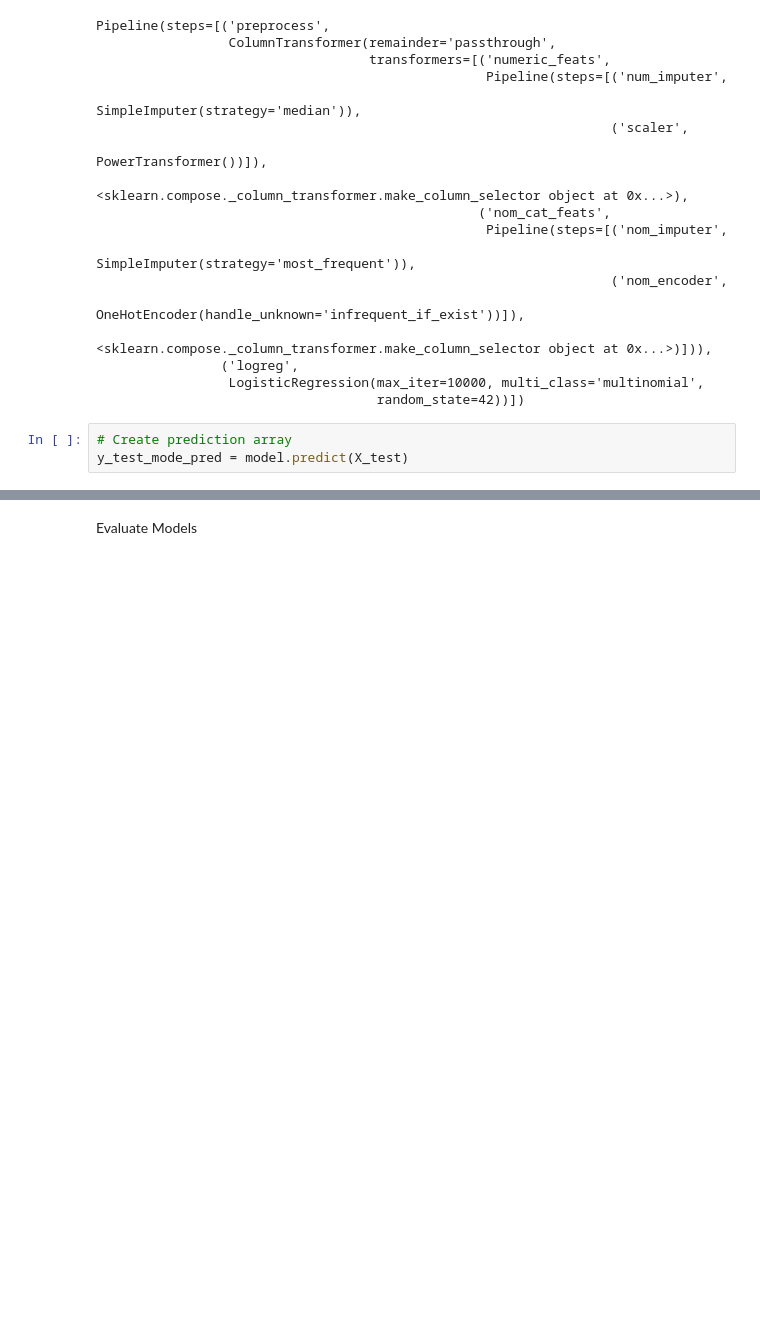
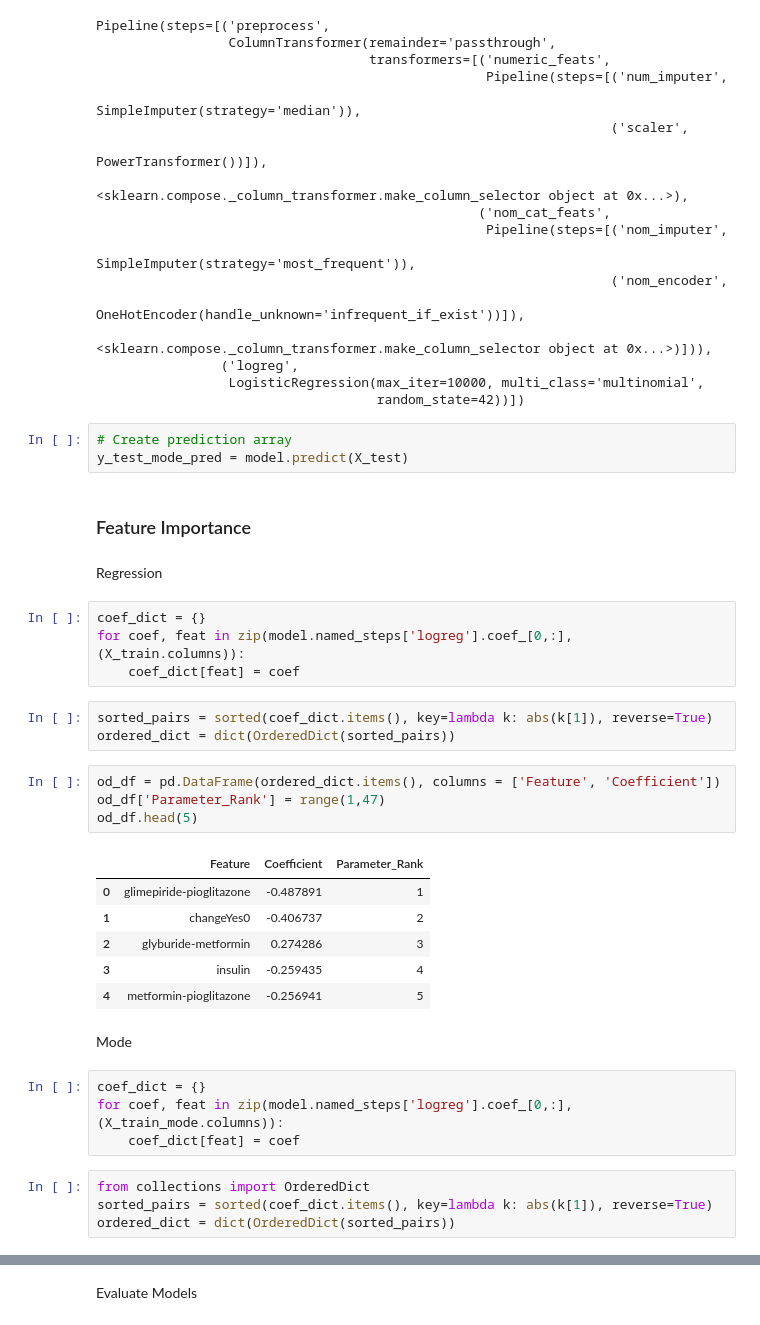
Before and after one commit to ryskgit/QTW_CaseStudy, a Jupyter notebook: Case Study 2/JD_draft2.ipynb, the cells around one changed output, grey strips where cells are left out. Drawn from its saved outputs; the diff is of its cells as text; blank space fills up the shorter version.

Commit message:
feature importance and precision and recall

```diff
--- a/Case Study 2/JD_draft2.ipynb
+++ b/Case Study 2/JD_draft2.ipynb
@@ -522,3 +522,35 @@ Pipeline(steps=[('preprocess',
 # %%
 # Create prediction array
 y_test_mode_pred = model.predict(X_test)
+# %% [markdown]
+### Feature Importance
+# %% [markdown]
+Regression
+# %%
+coef_dict = {}
+for coef, feat in zip(model.named_steps['logreg'].coef_[0,:], (X_train.columns)):
+    coef_dict[feat] = coef
+# %%
+sorted_pairs = sorted(coef_dict.items(), key=lambda k: abs(k[1]), reverse=True)
+ordered_dict = dict(OrderedDict(sorted_pairs))
+# %%
+od_df = pd.DataFrame(ordered_dict.items(), columns = ['Feature', 'Coefficient'])
+od_df['Parameter_Rank'] = range(1,47)
+od_df.head(5)
+# %% [output]
+|  | Feature | Coefficient | Parameter_Rank |
+| 0 | glimepiride-pioglitazone | -0.487891 | 1 |
+| 1 | changeYes0 | -0.406737 | 2 |
+| 2 | glyburide-metformin | 0.274286 | 3 |
+| 3 | insulin | -0.259435 | 4 |
+| 4 | metformin-pioglitazone | -0.256941 | 5 |
+# %% [markdown]
+Mode
+# %%
+coef_dict = {}
+for coef, feat in zip(model.named_steps['logreg'].coef_[0,:], (X_train_mode.columns)):
+    coef_dict[feat] = coef
+# %%
+from collections import OrderedDict
+sorted_pairs = sorted(coef_dict.items(), key=lambda k: abs(k[1]), reverse=True)
+ordered_dict = dict(OrderedDict(sorted_pairs))
```
Also changed, not shown: parts of 11 cells of this notebook.
